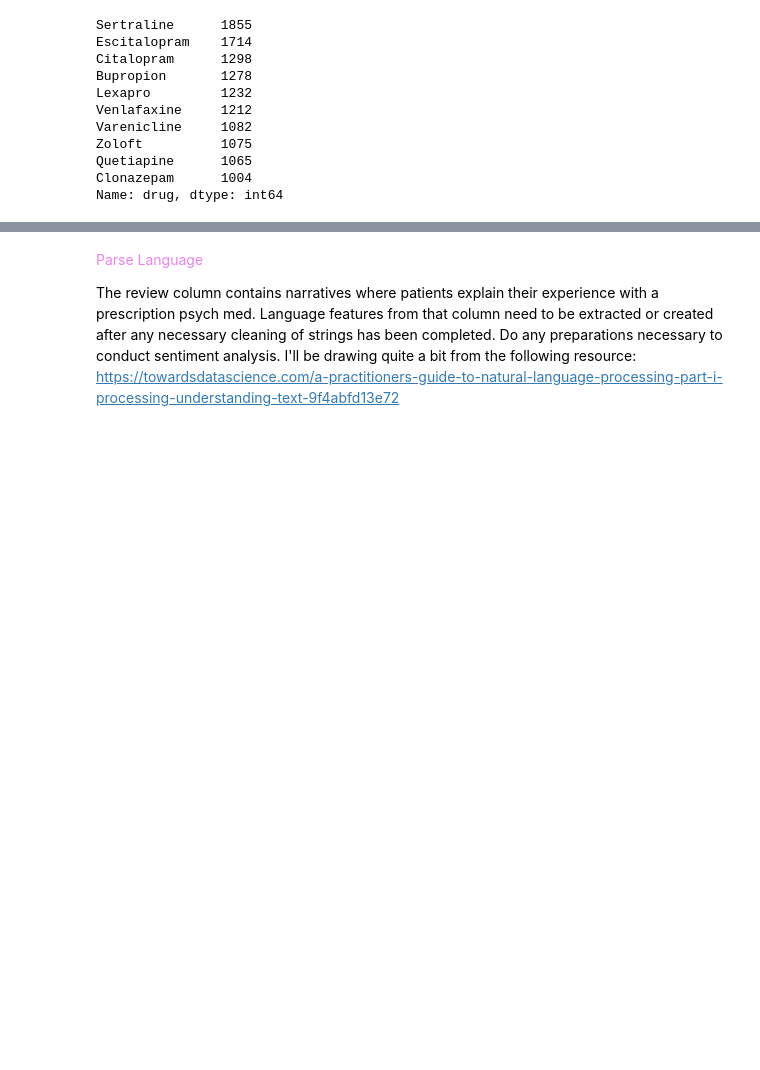
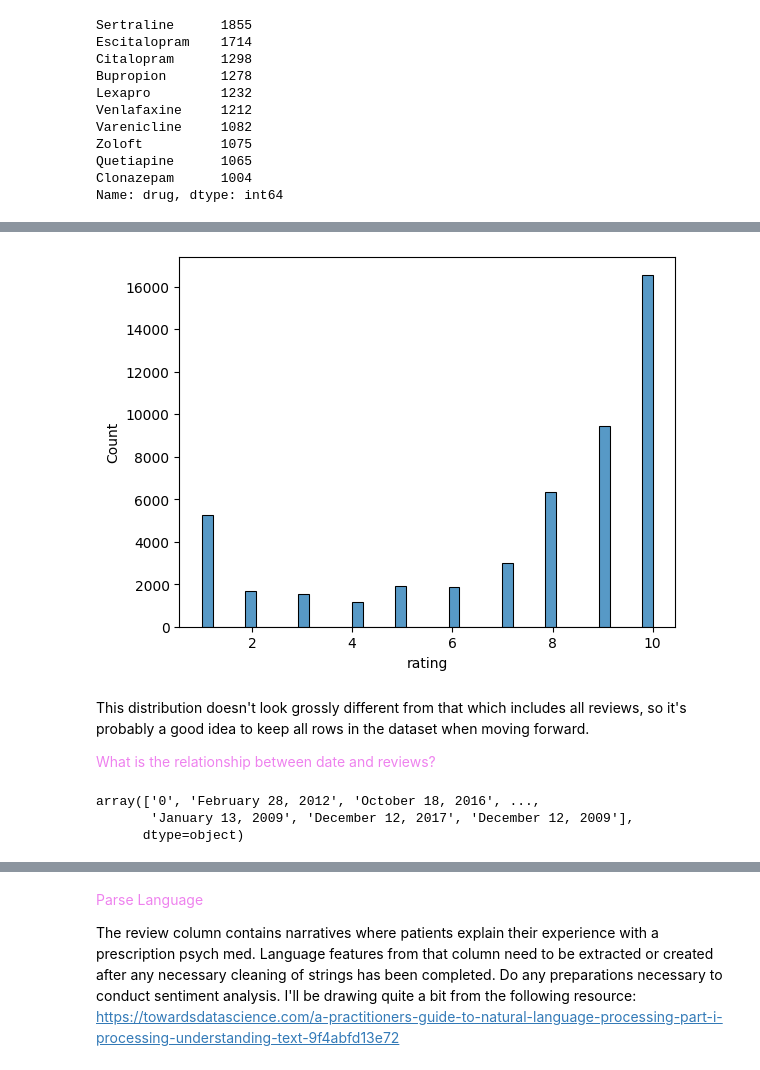
Before and after one commit to fractaldatalearning/psychedelic_efficacy, a Jupyter notebook: notebooks/2-kl-studies-eda.ipynb, the cells around one changed output, grey strips where cells are left out. Saved outputs shown, nothing was run; the diff lists cells and outputs as text; code cells hidden in the pictures; blank space fills up the shorter version.

Commit message:
most initial eda complete, starting time series analysis on date column

```diff
--- a/notebooks/2-kl-studies-eda.ipynb
+++ b/notebooks/2-kl-studies-eda.ipynb
@@ -295,0 +251,3 @@ This looks like something other than total random noise, like maybe there were s
+# %%
+df['ratings_count'] = df.groupby(['drug'])['drug'].transform('count')
+df.sort_values('ratings_count')
@@ -295,0 +268,3 @@ This looks like something other than total random noise, like maybe there were s
+# %%
+twenty_plus_ratings = df[df.ratings_count>=20]
+twenty_plus_ratings.sort_values('ratings_count')
@@ -295,0 +285,15 @@ This looks like something other than total random noise, like maybe there were s
+# %%
+sns.histplot(twenty_plus_ratings.rating)
+plt.show()
+# %% [output]
+[figure, added]
+# %% [markdown]
+This distribution doesn't look grossly different from that which includes all reviews, so it's probably a good idea to keep all rows in the dataset when moving forward.
+
+<font color='violet'> What is the relationship between date and reviews?
+# %%
+df.date.unique()
+# %% [output]
+array(['0', 'February 28, 2012', 'October 18, 2016', ...,
+       'January 13, 2009', 'December 12, 2017', 'December 12, 2009'],
+      dtype=object)
```
Also changed, not shown: parts of 59 cells of this notebook.
